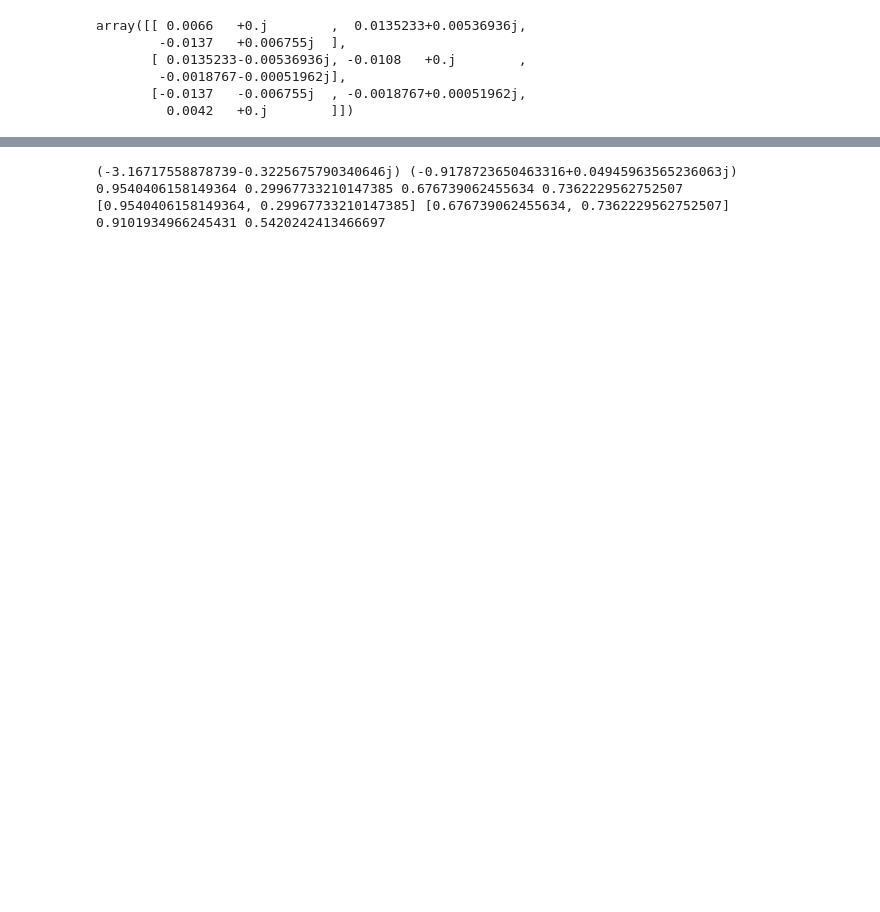
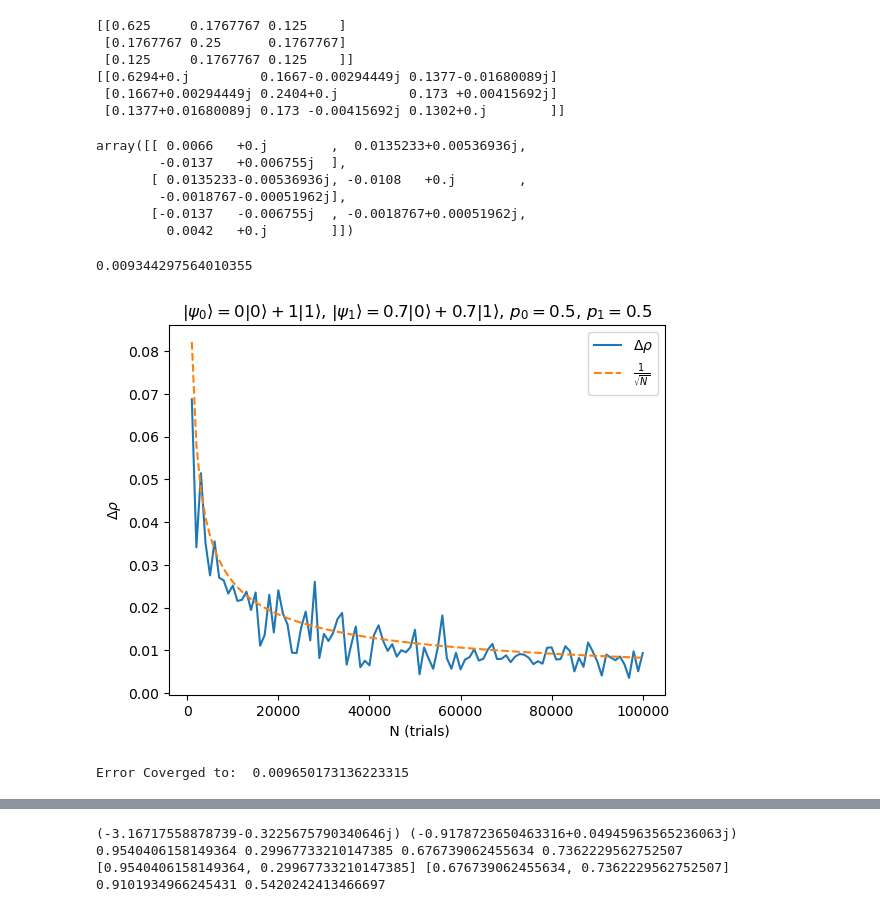
Before and after one commit to ofeypolv/povm, a Jupyter notebook: Pair_Discrimination_main.ipynb, the cells around one changed output, grey strips where cells are left out. Drawn from its saved outputs; the diff is of its cells as text; code cells hidden in the pictures; blank space fills up the shorter version.

```diff
--- a/Pair_Discrimination_main.ipynb
+++ b/Pair_Discrimination_main.ipynb
@@ -46,0 +61,13 @@ psi1psi1 = [psi1sq[0], (psi1sq[1]**(2)+psi1sq[2]**(2))**(.5), psi1sq[3]]
+# %%
+psi0 = np.array(psi0)
+psip0 = np.outer(psi0,psi0)
+psps0 = np.kron(psip0,psip0)     # outer product of psi0 with itself
+psi1 = np.array(psi1)
+psip1 = np.outer(psi1,psi1)
+psps1 = np.kron(psip1,psip1)     # outer product of psi0 with itself
+
+rho_ex = (1/2)*(psps0+psps1)      # exact density matrix for the states - in the original 4-dim space
+
+print(psps0)
+print(psps1)
+print(rho_ex)
@@ -122,3 +168,13 @@ array([[0.6316+0.j        , 0.1903+0.00536936j, 0.1113+0.006755j  ],
+# %%
+print(rho)
+print(rho_num)
+# %% [output]
+[[0.625     0.1767767 0.125    ]
+ [0.1767767 0.25      0.1767767]
+ [0.125     0.1767767 0.125    ]]
+[[0.6294+0.j         0.1667-0.00294449j 0.1377-0.01680089j]
+ [0.1667+0.00294449j 0.2404+0.j         0.173 +0.00415692j]
+ [0.1377+0.01680089j 0.173 -0.00415692j 0.1302+0.j        ]]
 # %%
 rho # printing the theoretical density matrix and below the numerically reconstructed one
 del_rho = rho_num-rho  # defining the difference of numberical and theoretical state
@@ -183,3 +239,27 @@ def experiment_rho(N, coeff, priors):
     error = norm_del_rho
 
     return error
+# %%
+
+coeff = [0,1,1/(2**.5),1/(2**.5)] #1/(2**.5)
+priors = [.5,.5]
+trials = [1000*(i+1) for i in range(100)]
+
+sqrtN  = [2.6/(i**.5) for i in trials]     # ideal square root shape with a constant multiplied for scaling
+errors = [experiment_rho(i,coeff,priors) for i in trials]
+print(errors[-1])
+
+plt.plot(trials, errors, label=r'$\Delta \rho $')
+plt.plot(trials ,sqrtN, "--", label=r'$\frac{1}{\sqrt{N}}$')
+plt.xlabel(' N (trials)')
+plt.ylabel(r'$\Delta \rho $')
+plt.title(r'$|\psi_0\rangle ={}|0\rangle+{}|1\rangle $, $|\psi_1\rangle ={}|0\rangle+{}|1\rangle $, $p_0={},\,p_1={}$'.format(round(coeff[0],1), round(coeff[1],1), round(coeff[2],1), round(coeff[3],1), priors[0], priors[1]))
+plt.legend()
+
+plt.show()
+
+print(f'Error Coverged to: ' , experiment_rho( 1000*100 ,coeff,priors))
+# %% [output]
+0.009344297564010355
+[figure, added]
+Error Coverged to:  0.009650173136223315
```
Also changed, not shown: parts of 16 cells of this notebook.
